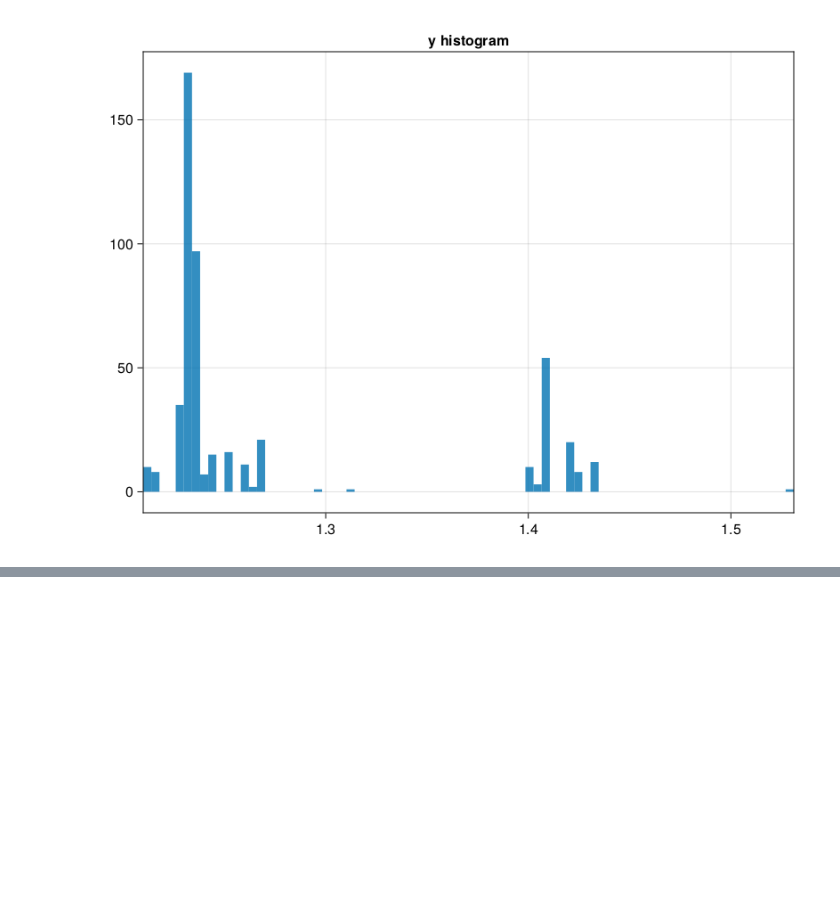
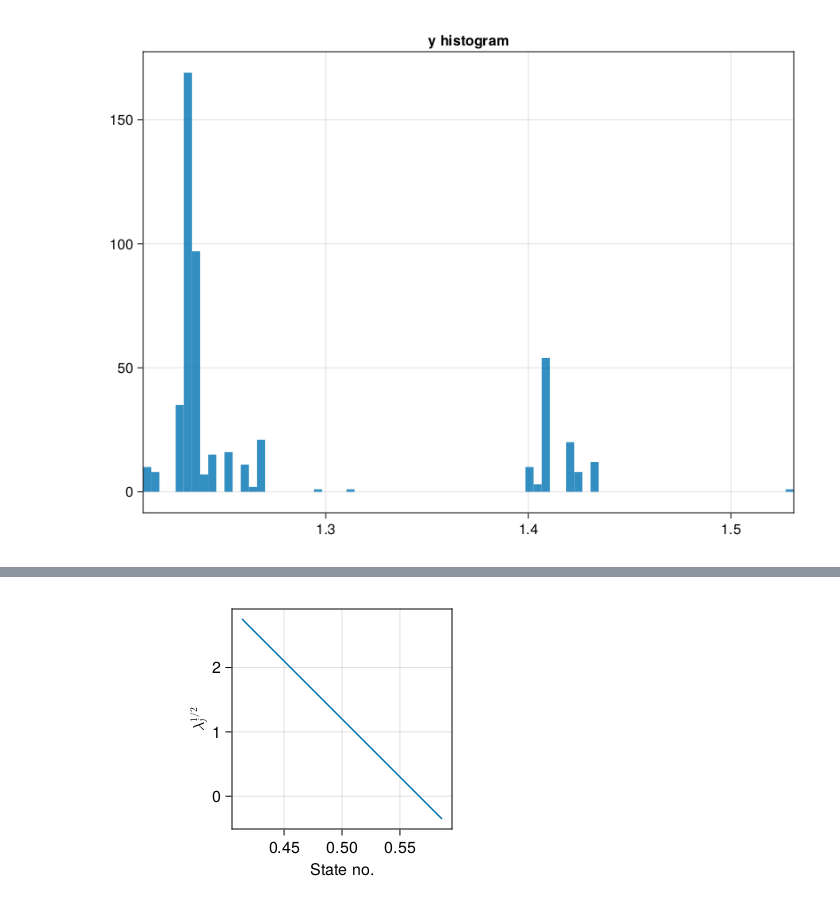
Before and after one commit to haniehmsv/HeatForecastAnyShape.jl, a Jupyter notebook: stationary/MCMC-based inference from temperature.ipynb, the cells around one changed output, grey strips where cells are left out. Cells and saved outputs as stored; diff of their text form; code cells hidden in the pictures; blank space fills up the shorter version.

```diff
--- a/stationary/MCMC-based inference from temperature.ipynb
+++ b/stationary/MCMC-based inference from temperature.ipynb
@@ -331,0 +364,10 @@ f
+# %%
+f = Figure(;resolution=(450,300))
+ax = f[1,1] = Axis(f;aspect=1,xlabel="State no.",ylabel=L"λ_j^{1/2}")
+max_data_dir = s.U[:,1].*s.S[1]
+x = [-max_data_dir[1], max_data_dir[1]] .+ x_true[1]
+y = [-max_data_dir[2], max_data_dir[2]] .+ x_true[2]
+lines!(ax,x,y;marker=:none)
+f
+# %% [output]
+[figure, added]
```
Also changed, not shown: parts of 18 cells of this notebook, 3 other files.
